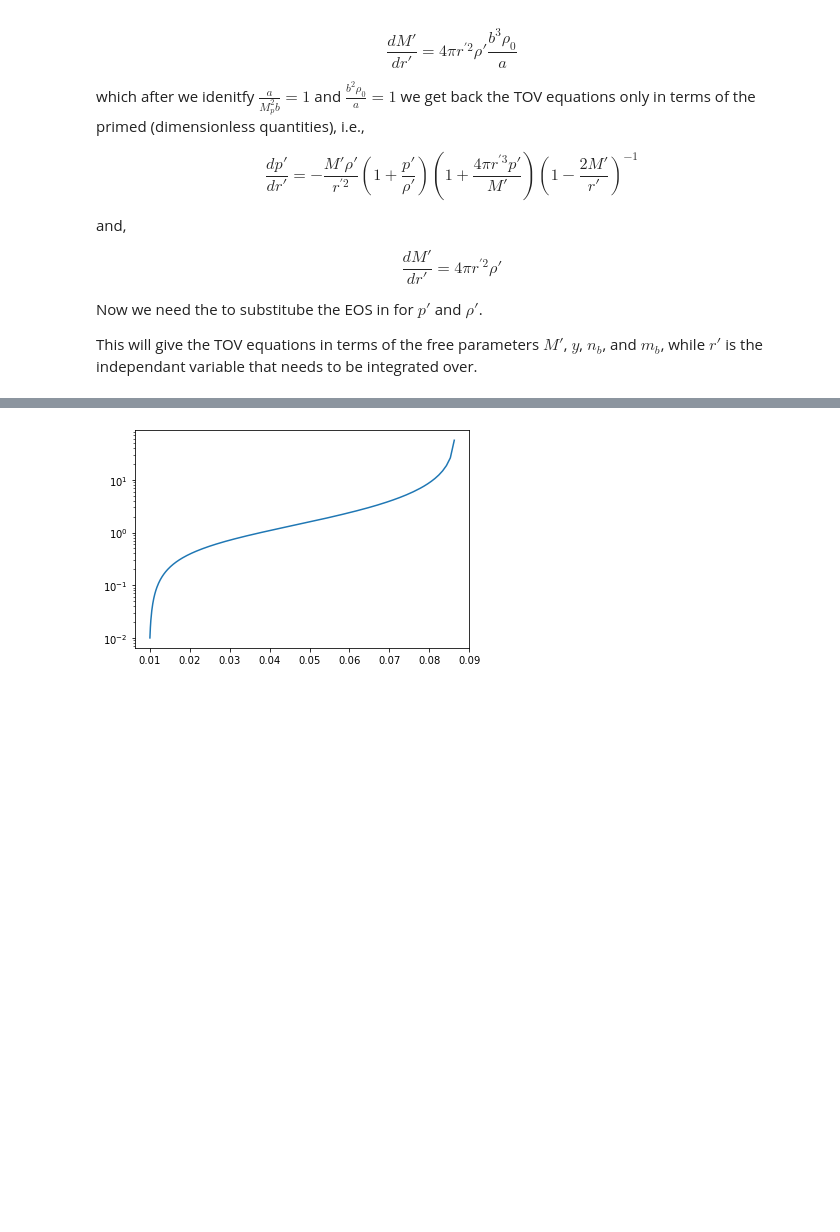
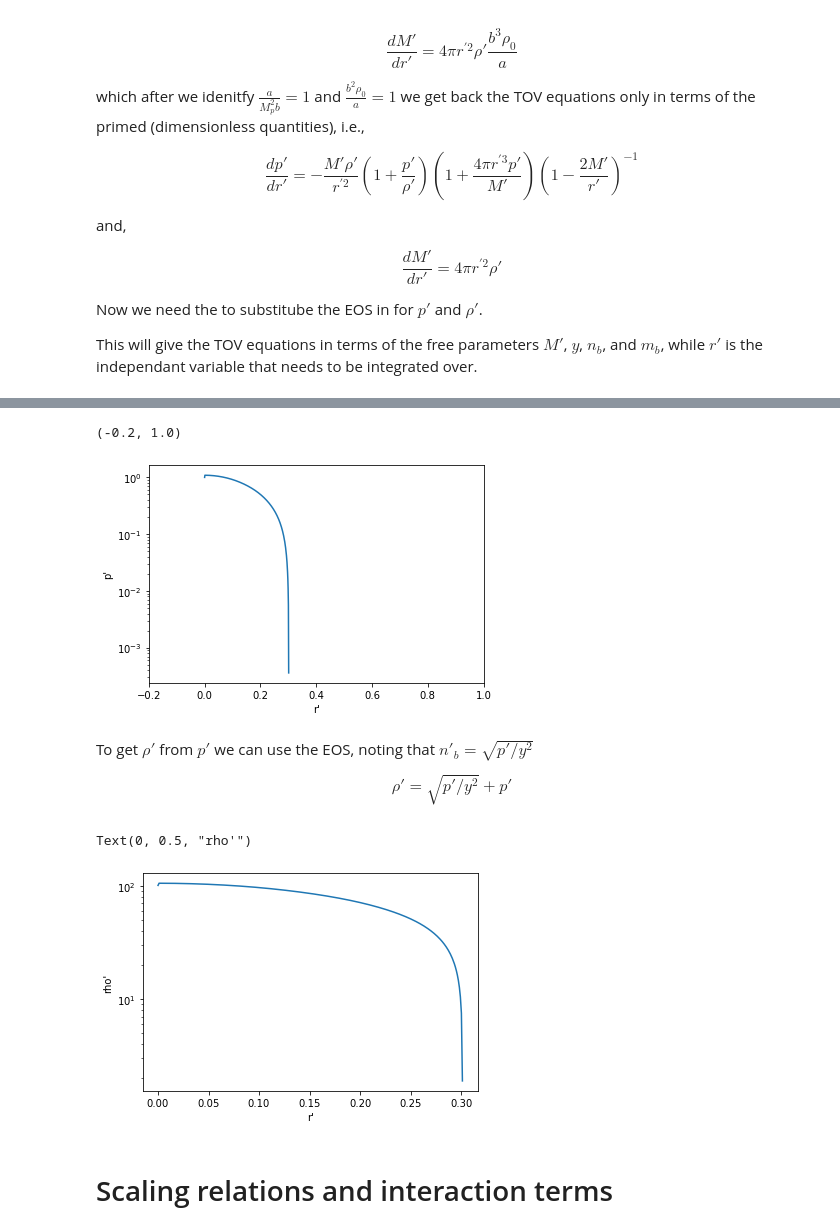
Before and after one commit to AdamSmithOrlik/dark-matter-compact-stars, a Jupyter notebook: research/dark_stars_dev.ipynb, the cells around one changed output, grey strips where cells are left out. Drawn from its saved outputs; the diff is of its cells as text; code cells hidden in the pictures; blank space fills up the shorter version.

```diff
--- a/research/dark_stars_dev.ipynb
+++ b/research/dark_stars_dev.ipynb
@@ -166,0 +184,14 @@ plt.yscale('log')
+# %%
+plt.plot(r_sol, p_sol)
+plt.yscale('log')
+# plt.xscale('log')
+plt.xlabel("r'")
+plt.ylabel("p'")
+plt.xlim(-0.2,1)
+# %% [output]
+(-0.2, 1.0)
+[figure, added]
+# %% [markdown]
+To get $\rho'$ from $p'$ we can use the EOS, noting that $n'_b = \sqrt{p'/y^2}$
+
+$$ \rho' =  \sqrt{p'/y^2} + p'$$
@@ -167,5 +200,11 @@ plt.yscale('log')
 # %%
-plt.plot(r_sol, p_sol)
+plt.plot(r_sol, rho_sol)
 plt.yscale('log')
+# plt.xscale('log')
+plt.xlabel("r'")
+plt.ylabel("rho'")
 # %% [output]
+Text(0, 0.5, "rho'")
-[figure, old version]
+[figure, new version]
+# %% [markdown]
+# Scaling relations and interaction terms
```
Also changed, not shown: parts of 6 cells of this notebook.
